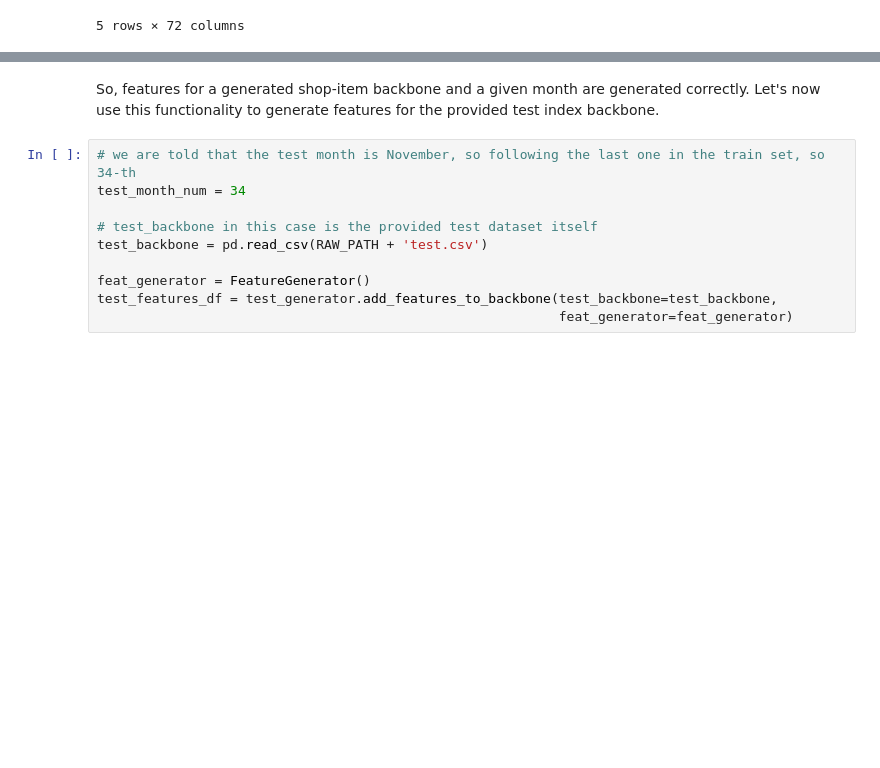
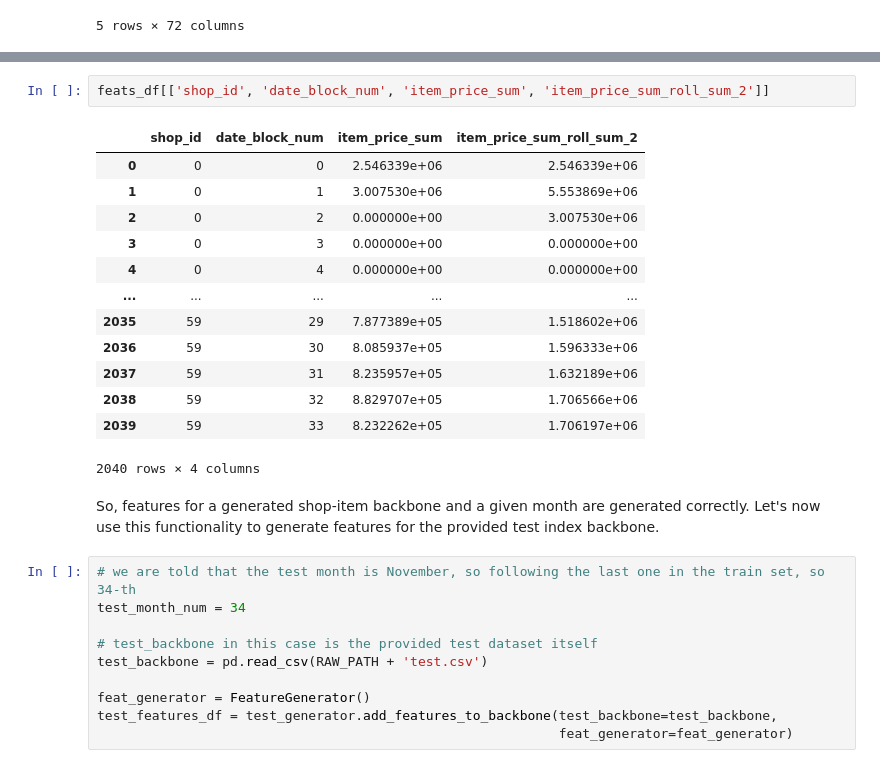
Before and after one commit to igor-cheb/retail_sales_prediction, a Jupyter notebook: ETL.ipynb, the cells around one changed output, grey strips where cells are left out. Cells and saved outputs as stored; diff of their text form; blank space fills up the shorter version.

```diff
--- a/ETL.ipynb
+++ b/ETL.ipynb
@@ -113,3 +133,19 @@ test_features_df.head()
+# %%
+feats_df[['shop_id', 'date_block_num', 'item_price_sum', 'item_price_sum_roll_sum_2']]
+# %% [output]
+|  | shop_id | date_block_num | item_price_sum | item_price_sum_roll_sum_2 |
+| 0 | 0 | 0 | 2.546339e+06 | 2.546339e+06 |
+| 1 | 0 | 1 | 3.007530e+06 | 5.553869e+06 |
+| 2 | 0 | 2 | 0.000000e+00 | 3.007530e+06 |
+| 3 | 0 | 3 | 0.000000e+00 | 0.000000e+00 |
+| 4 | 0 | 4 | 0.000000e+00 | 0.000000e+00 |
+| ... | ... | ... | ... | ... |
+| 2035 | 59 | 29 | 7.877389e+05 | 1.518602e+06 |
+| 2036 | 59 | 30 | 8.085937e+05 | 1.596333e+06 |
+| 2037 | 59 | 31 | 8.235957e+05 | 1.632189e+06 |
+| 2038 | 59 | 32 | 8.829707e+05 | 1.706566e+06 |
+| 2039 | 59 | 33 | 8.232262e+05 | 1.706197e+06 |
+2040 rows × 4 columns
 # %% [markdown]
 So, features for a generated shop-item backbone and a given month are generated correctly. Let's now use this functionality
 to generate features for the provided test index backbone.
```
Also changed, not shown: parts of 3 cells of this notebook, 1 other file.
